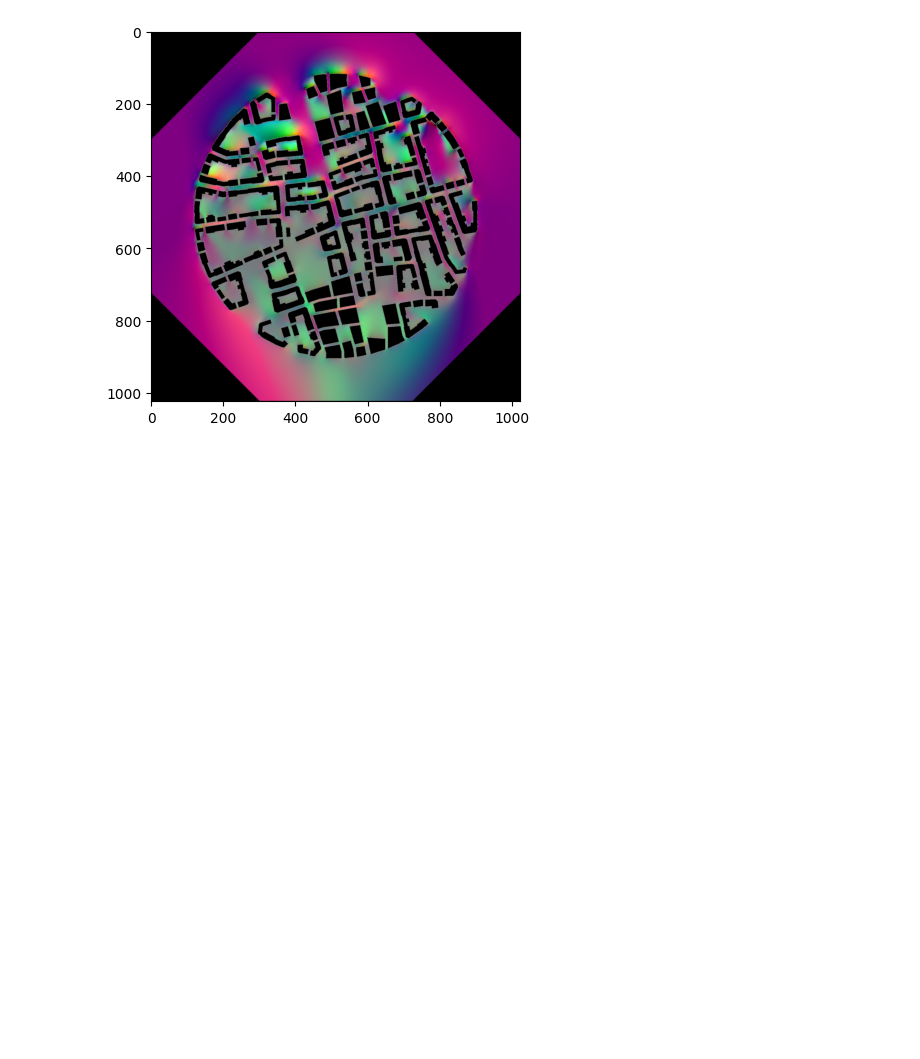
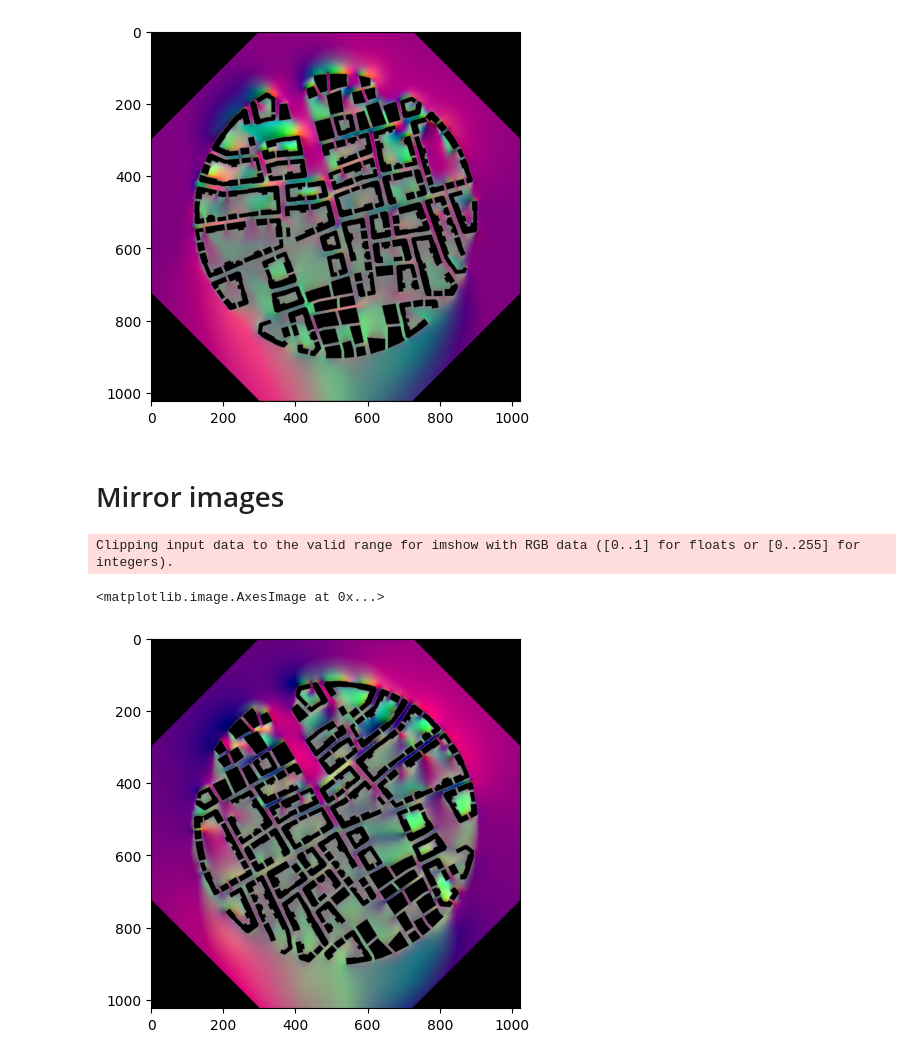
Before and after one commit to PonderAI/MLP_Mixer, a Jupyter notebook: preprocess_training_data.ipynb, the cells around one changed output. Cells and saved outputs as stored; diff of their text form; code cells hidden in the pictures; blank space fills up the shorter version.

Commit message:
Ability to flip training images

```diff
--- a/preprocess_training_data.ipynb
+++ b/preprocess_training_data.ipynb
@@ -47,3 +49,24 @@ for sample in range(94):
         img = mpimg.imread(path/f"spacio_training_2/{sample}_geom.png")
         img = rotate(img, angle=angle, reshape=False)
         np.save(path/ f"processed_with_corner_mask/{sample}_{angle}_geom", img)
+# %% [markdown]
+# Mirror images
+# %%
+cnr_mask = np.load(path / 'processed_with_corner_mask/corner_mask.npy')
+img = np.load(path/f"processed_with_corner_mask/0_U_0_4.npy")
+
+def mirror_image(img, cnr_mask):
+
+    img = np.fliplr(img)
+    mask = np.all(img <= [0.003921569,0.003921569,0.003921569], axis=-1)
+    img[:,:,0] = ((img[:,:,0] - 0.5) * -1)+0.5
+    img[mask] = [0,0,0]
+    img[cnr_mask] = [0,0,0]
+
+    return img
+
+plt.imshow(mirror_image(img, cnr_mask))
+# %% [output]
+Clipping input data to the valid range for imshow with RGB data ([0..1] for floats or [0..255] for integers).
+<matplotlib.image.AxesImage at 0x...>
+[figure, added]
```
Also changed, not shown: parts of 2 cells of this notebook, 1 other file.
